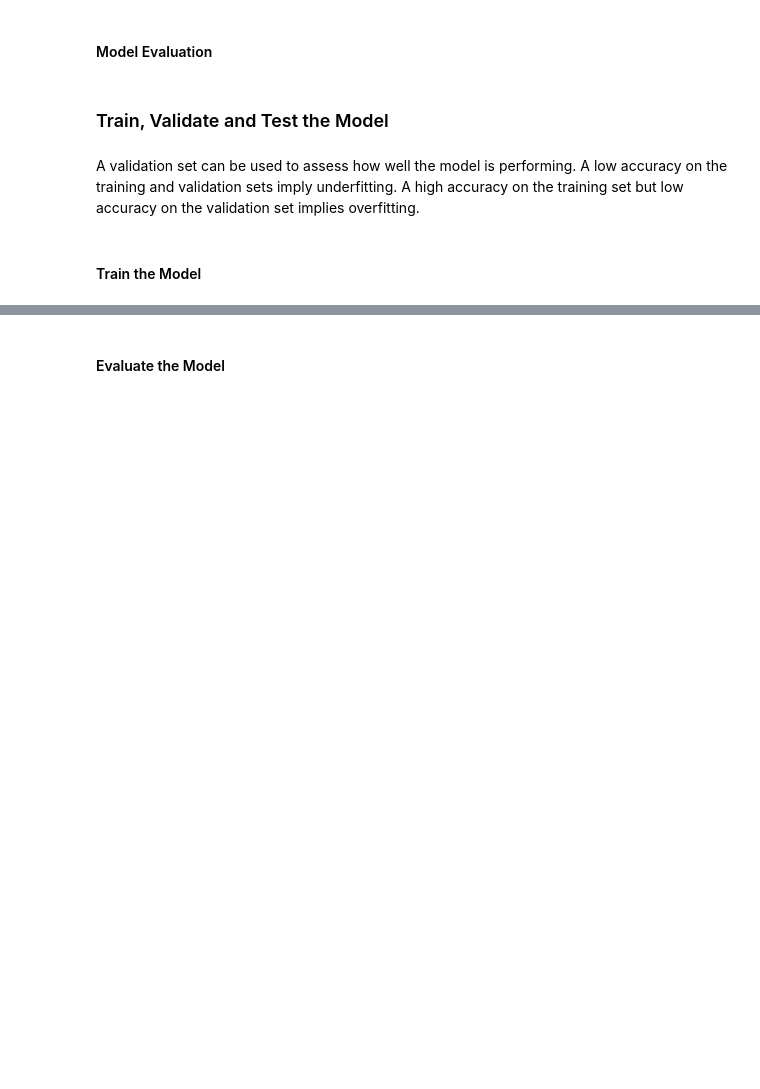
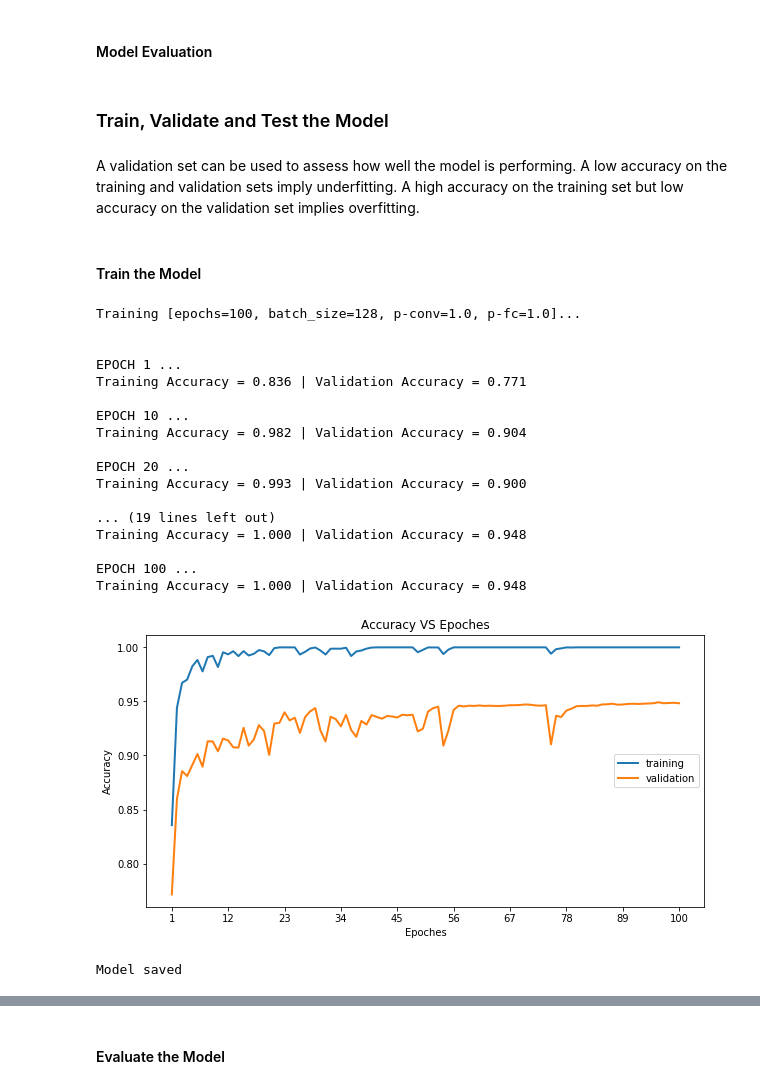
Before and after one commit to jingr1/CarND-Traffic-Sign-Classifier-Project, a Jupyter notebook: Traffic_Sign_Classifier.ipynb, the cells around one changed output, grey strips where cells are left out. Saved outputs shown, nothing was run; the diff lists cells and outputs as text; code cells hidden in the pictures; blank space fills up the shorter version.

Commit message:
training the module

```diff
--- a/Traffic_Sign_Classifier.ipynb
+++ b/Traffic_Sign_Classifier.ipynb
@@ -353,3 +405,25 @@ def train_model(X_train, y_train, X_valid, y_valid, p_conv = 1.0, p_fc = 1.0, pr
         print("Model saved")
 # %%
 train_model(X_train_grayscaled,y_train,X_valid_grayscaled,y_valid,print_freq = 10)
+# %%
+train_model(X_train_normalized,y_train,X_valid_normalized,y_valid,print_freq = 10)
+# %% [output]
+Training [epochs=100, batch_size=128, p-conv=1.0, p-fc=1.0]...
+
+
+EPOCH 1 ...
+Training Accuracy = 0.836 | Validation Accuracy = 0.771
+
+EPOCH 10 ...
+Training Accuracy = 0.982 | Validation Accuracy = 0.904
+
+EPOCH 20 ...
+Training Accuracy = 0.993 | Validation Accuracy = 0.900
+
+... (19 lines left out)
+Training Accuracy = 1.000 | Validation Accuracy = 0.948
+
+EPOCH 100 ...
+Training Accuracy = 1.000 | Validation Accuracy = 0.948
+[figure, added]
+Model saved
```
Also changed, not shown: parts of 25 cells of this notebook.
